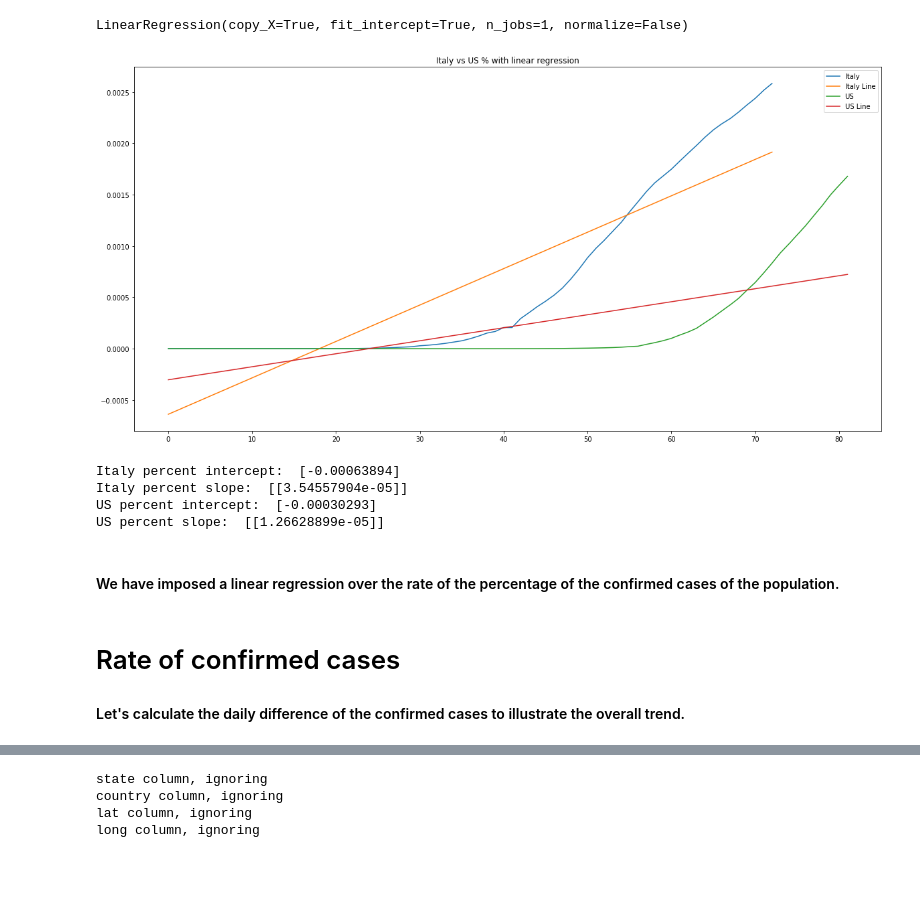
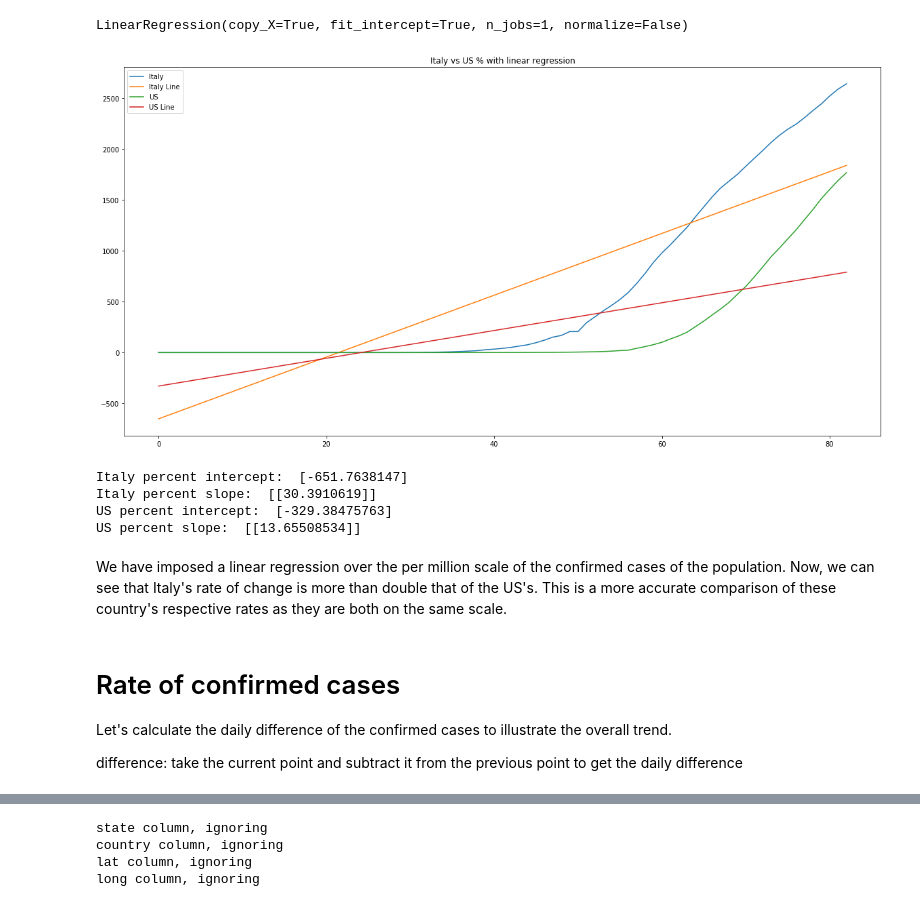
Before and after one commit to covid19data-us/covid19data.us, a Jupyter notebook: notebook/covid_global.ipynb, the cells around one changed output, grey strips where cells are left out. Drawn from its saved outputs; the diff is of its cells as text; code cells hidden in the pictures; blank space fills up the shorter version.

```diff
--- a/notebook/covid_global.ipynb
+++ b/notebook/covid_global.ipynb
@@ -219,41 +288,46 @@ USPercentIndex, USPercentClean = removeZeroes(USPercent)
+# %%
+ItalyScaleIndex = getIndex(ItalyScale)
+USScaleIndex = getIndex(USScale)
 # %%
-USPercentRegressor = LinearRegression()
-USPercentRegressor.fit(np.array(USPercentIndex).reshape(-1,1), np.array(USPercentClean).reshape(-1,1))
+USScaleRegressor = LinearRegression()
+USScaleRegressor.fit(np.array(USScaleIndex).reshape(-1,1), np.array(USScale).reshape(-1,1))
 # %% [output]
 LinearRegression(copy_X=True, fit_intercept=True, n_jobs=1, normalize=False)
 # %%
-ItalyPercentRegressor = LinearRegression()
-ItalyPercentRegressor.fit(np.array(ItalyPercentIndex).reshape(-1,1), np.array(ItalyPercentClean).reshape(-1,1))
+ItalyScaleRegressor = LinearRegression()
+ItalyScaleRegressor.fit(np.array(ItalyScaleIndex).reshape(-1,1), np.array(ItalyScale).reshape(-1,1))
 # %% [output]
 LinearRegression(copy_X=True, fit_intercept=True, n_jobs=1, normalize=False)
 # %%
-ItalyPercentPred = ItalyPercentRegressor.predict(np.array(ItalyPercentIndex).reshape(-1,1))
-USPercentPred = USPercentRegressor.predict(np.array(USPercentIndex).reshape(-1,1))
+ItalyScalePred = ItalyScaleRegressor.predict(np.array(ItalyScaleIndex).reshape(-1,1))
+USScalePred = USScaleRegressor.predict(np.array(USScaleIndex).reshape(-1,1))
 # %%
 plt.title("Italy vs US % with linear regression")
-plt.plot(ItalyPercentClean, label="Italy")
-plt.plot(ItalyPercentPred, label="Italy Line")
-plt.plot(USPercentClean, label="US")
-plt.plot(USPercentPred, label="US Line")
+plt.plot(ItalyScale, label="Italy")
+plt.plot(ItalyScalePred, label="Italy Line")
+plt.plot(USScale, label="US")
+plt.plot(USScalePred, label="US Line")
 plt.legend()
 plt.show()
 # %% [output]
-[figure, old version]
+[figure, new version]
 # %%
-print("Italy percent intercept: ", ItalyPercentRegressor.intercept_)
-print("Italy percent slope: ", ItalyPercentRegressor.coef_)
-print("US percent intercept: ", USPercentRegressor.intercept_)
-print("US percent slope: ", USPercentRegressor.coef_)
+print("Italy percent intercept: ", ItalyScaleRegressor.intercept_)
+print("Italy percent slope: ", ItalyScaleRegressor.coef_)
+print("US percent intercept: ", USScaleRegressor.intercept_)
+print("US percent slope: ", USScaleRegressor.coef_)
 # %% [output]
-Italy percent intercept:  [-0.00063894]
-Italy percent slope:  [[3.54557904e-05]]
-US percent intercept:  [-0.00030293]
-US percent slope:  [[1.26628899e-05]]
+Italy percent intercept:  [-651.7638147]
+Italy percent slope:  [[30.3910619]]
+US percent intercept:  [-329.38475763]
+US percent slope:  [[13.65508534]]
-# %% [markdown]
-#### We have imposed a linear regression over the rate of the percentage of the confirmed cases of the population.
+# %% [markdown]
+We have imposed a linear regression over the per million scale of the confirmed cases of the population. Now, we can see that Italy's rate of change is more than double that of the US's. This is a more accurate comparison of these country's respective rates as they are both on the same scale.
 # %% [markdown]
 # Rate of confirmed cases
-#### Let's calculate the daily difference of the confirmed cases to illustrate the overall trend.
+Let's calculate the daily difference of the confirmed cases to illustrate the overall trend.
+
+difference: take the current point and subtract it from the previous point to get the daily difference
 # %%
 def difference(DataValues):
     DataDifference = DataValues.copy()
```
Also changed, not shown: parts of 74 cells of this notebook.
